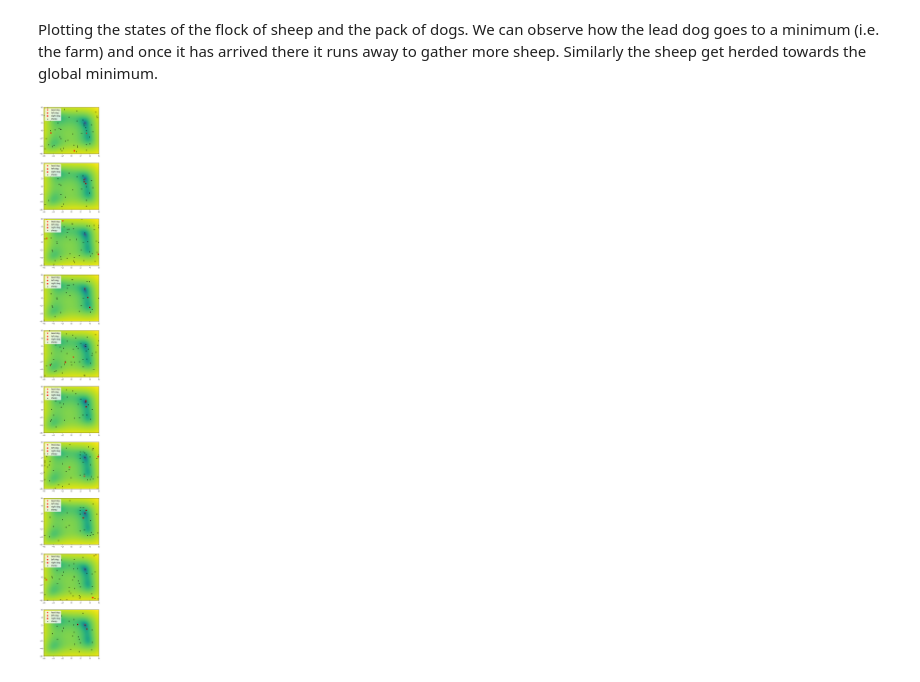
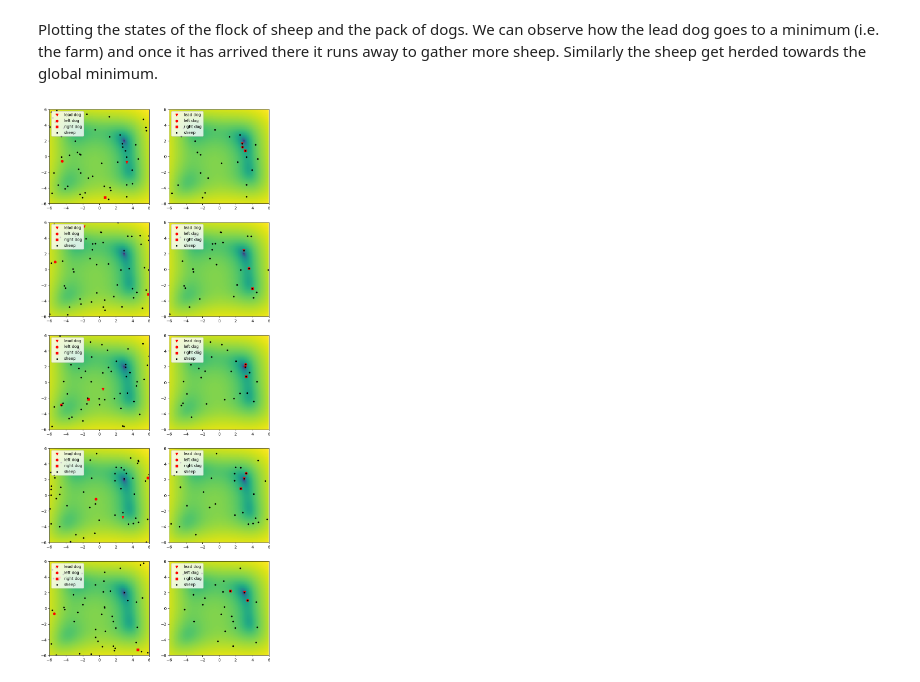
Before and after one commit to inlab-geo/cofi-examples, a Jupyter notebook: examples/test_functions_for_optimization/modified_himmelblau.ipynb, the cells around one changed output. Cells and saved outputs as stored; diff of their text form; code cells hidden in the pictures.

Commit message:
fix: revise plotting of pack and flock history

```diff
--- a/examples/test_functions_for_optimization/modified_himmelblau.ipynb
+++ b/examples/test_functions_for_optimization/modified_himmelblau.ipynb
@@ -123,27 +123,27 @@ array([3.0183142 , 2.04202664])
 Plotting the states of the flock of sheep and the pack of dogs. We can observe how the lead dog goes to a minimum (i.e. the farm) and once it has arrived there it runs away to gather more sheep. Similarly the sheep get herded towards the global minimum.
 # %%
 n=len(inv_result.pack_position_history)
-fig, ax = plt.subplots(n, 1)
-fig.set_size_inches(5,5*n)
+fig, ax = plt.subplots(n//2, 2)
+fig.set_size_inches(10,5*n//2)
 dmarkers=["v","o","s"]
 dlabels=["lead dog","left dog","right dog"]
 for i in range(n):
-    ax[i].pcolor(X,Y,Z,norm=colors.LogNorm(vmin=10**-2, vmax=Z.max()))
+    ax[i//2,i%2].pcolor(X,Y,Z,norm=colors.LogNorm(vmin=10**-2, vmax=Z.max()))
     # Plot that point using the x and y coordinates
     pack=inv_result.pack_position_history[i]
     flock=inv_result.flock_position_history[i]
     dmarkers
     for j,dog in enumerate(pack):
-        ax[i].scatter(dog[0],dog[1], color='red', label=dlabels[j], marker=dmarkers[j])
+        ax[i//2,i%2].scatter(dog[0],dog[1], color='red', label=dlabels[j], marker=dmarkers[j])
     for j,sheep in enumerate(flock):
         if j==0:
-            ax[i].scatter(sheep[0],sheep[1], label="sheep",color='black', marker='.')
+            ax[i//2,i%2].scatter(sheep[0],sheep[1], label="sheep",color='black', marker='.')
         else:
-            ax[i].scatter(sheep[0],sheep[1], color='black', marker='.')
+            ax[i//2,i%2].scatter(sheep[0],sheep[1], color='black', marker='.')
 
     # Set the x and y axis to display a fixed range.
-    ax[i].set_xlim([-6, 6])
-    ax[i].set_ylim([-6, 6])
-    ax[i].legend(loc='upper left')
+    ax[i//2,i%2].set_xlim([-6, 6])
+    ax[i//2,i%2].set_ylim([-6, 6])
+    ax[i//2,i%2].legend(loc='upper left')
 # %% [output]
-[figure, old version]
+[figure, new version]
```
